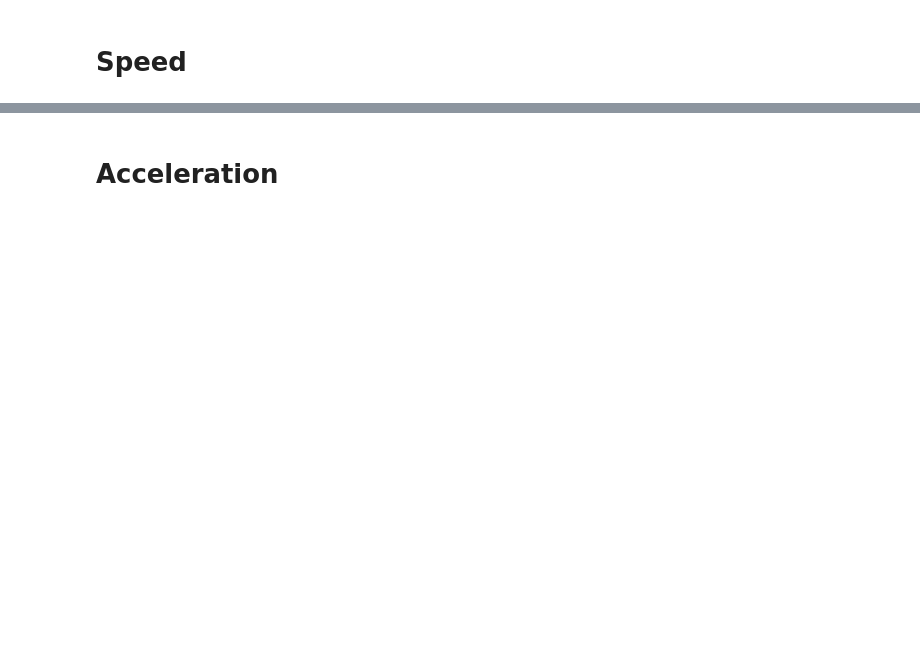
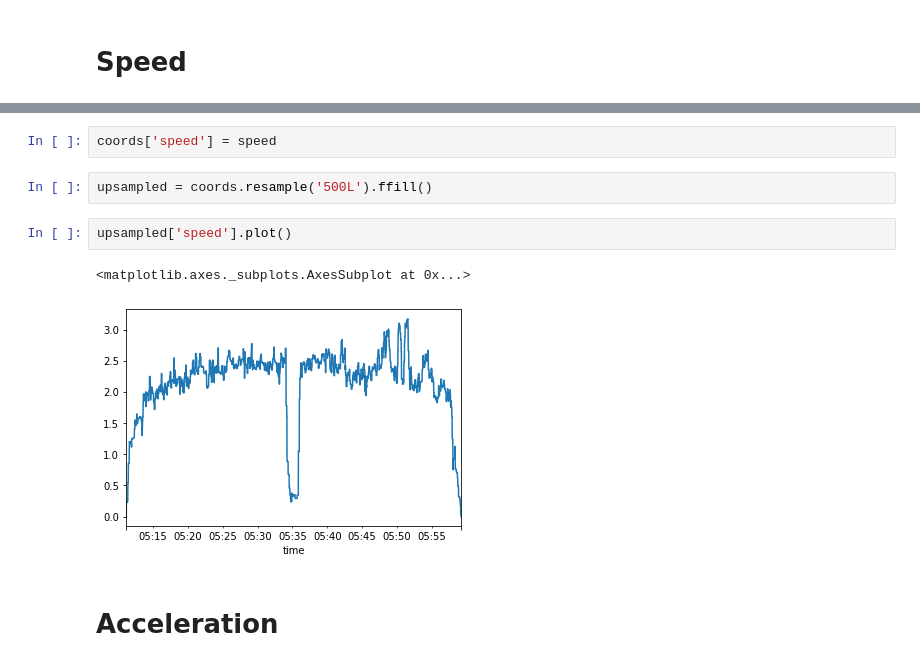
Before and after one commit to Halil-Bayindir/Physics-of-Rowing, a Jupyter notebook: gps_analysis_updated-checkpoint.ipynb, the cells around one changed output, grey strips where cells are left out. Saved outputs shown, nothing was run; the diff lists cells and outputs as text; blank space fills up the shorter version.

```diff
--- a/gps_analysis_updated-checkpoint.ipynb
+++ b/gps_analysis_updated-checkpoint.ipynb
@@ -125,3 +138,12 @@ len(speed)
+# %%
+coords['speed'] = speed
+# %%
+upsampled = coords.resample('500L').ffill()
+# %%
+upsampled['speed'].plot()
+# %% [output]
+<matplotlib.axes._subplots.AxesSubplot at 0x...>
+[figure, added]
 # %% [markdown]
 # Acceleration
 # %%
```
Also changed, not shown: parts of 8 cells of this notebook.
